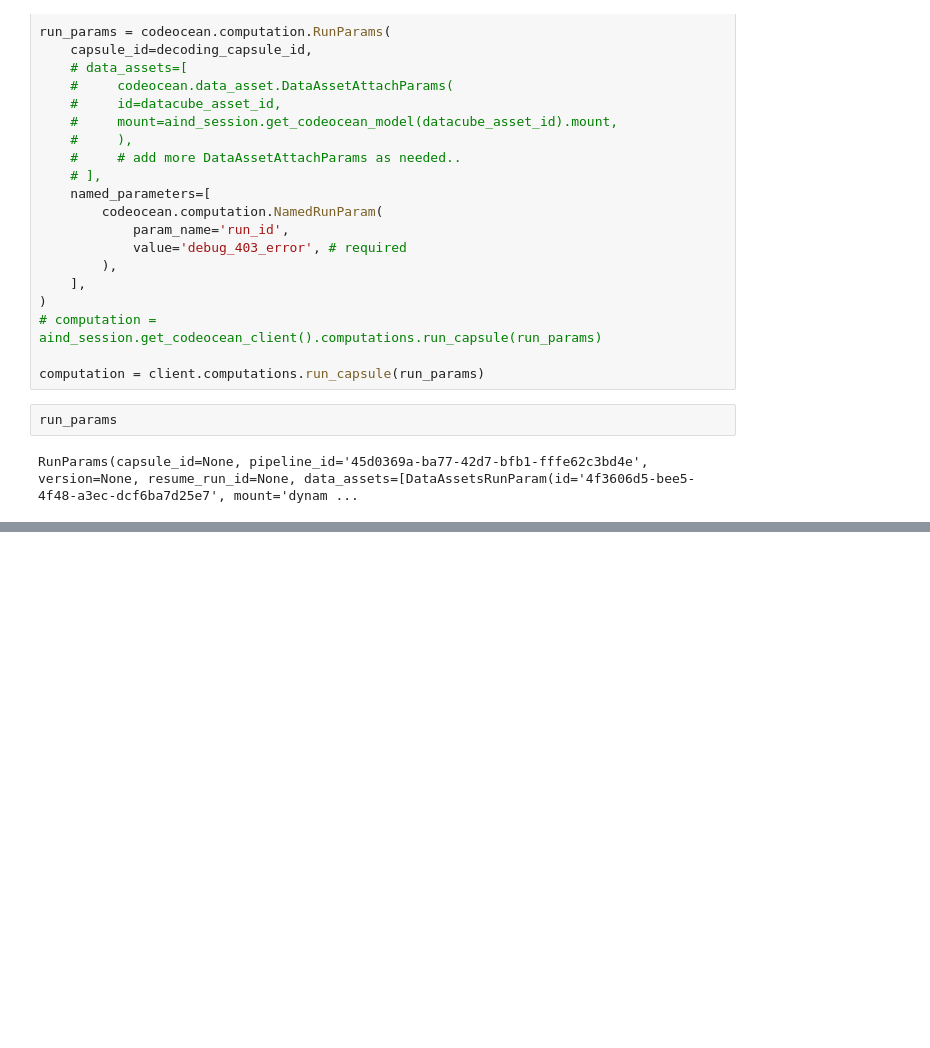
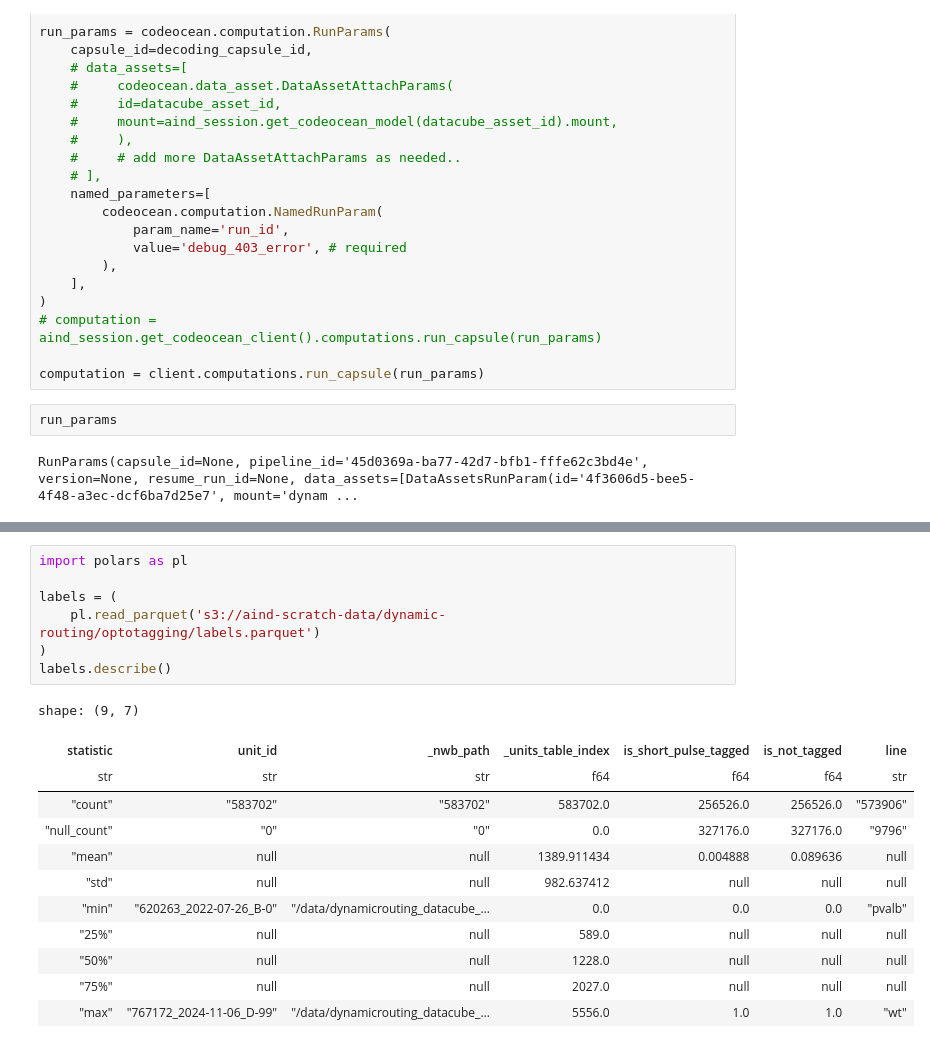
Before and after one commit to bjhardcastle/scratch, a Jupyter notebook: notebooks/scratch.ipynb, the cells around one changed output, grey strips where cells are left out. Cells and saved outputs as stored; diff of their text form; blank space fills up the shorter version.

```diff
--- a/notebooks/scratch.ipynb
+++ b/notebooks/scratch.ipynb
@@ -1208,0 +1335,20 @@ RunParams(capsule_id=None, pipeline_id='45d0369a-ba77-42d7-bfb1-fffe62c3bd4e', v
+# %%
+import polars as pl
+
+labels = (
+    pl.read_parquet('s3://aind-scratch-data/dynamic-routing/optotagging/labels.parquet')
+)
+labels.describe()
+# %% [output]
+shape: (9, 7)
+| statistic | unit_id | _nwb_path | _units_table_index | is_short_pulse_tagged | is_not_tagged | line |
+| str | str | str | f64 | f64 | f64 | str |
+| "count" | "583702" | "583702" | 583702.0 | 256526.0 | 256526.0 | "573906" |
+| "null_count" | "0" | "0" | 0.0 | 327176.0 | 327176.0 | "9796" |
+| "mean" | null | null | 1389.911434 | 0.004888 | 0.089636 | null |
+| "std" | null | null | 982.637412 | null | null | null |
+| "min" | "620263_2022-07-26_B-0" | "/data/dynamicrouting_datacube_… | 0.0 | 0.0 | 0.0 | "pvalb" |
+| "25%" | null | null | 589.0 | null | null | null |
+| "50%" | null | null | 1228.0 | null | null | null |
+| "75%" | null | null | 2027.0 | null | null | null |
+| "max" | "767172_2024-11-06_D-99" | "/data/dynamicrouting_datacube_… | 5556.0 | 1.0 | 1.0 | "wt" |
```
Also changed, not shown: parts of 7 cells of this notebook, 3 other files.
